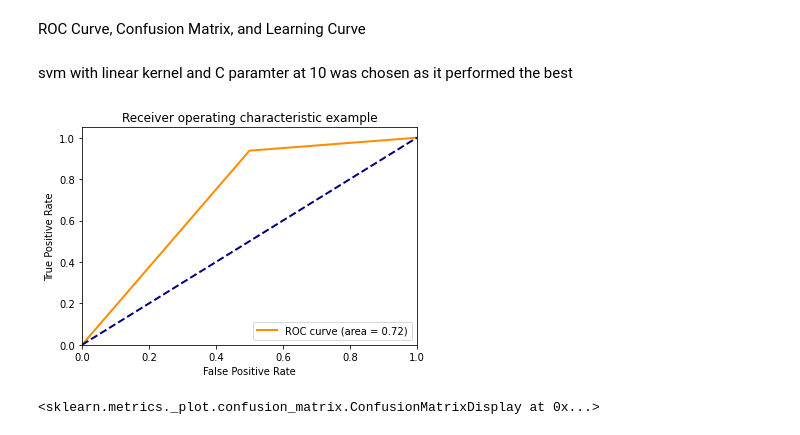
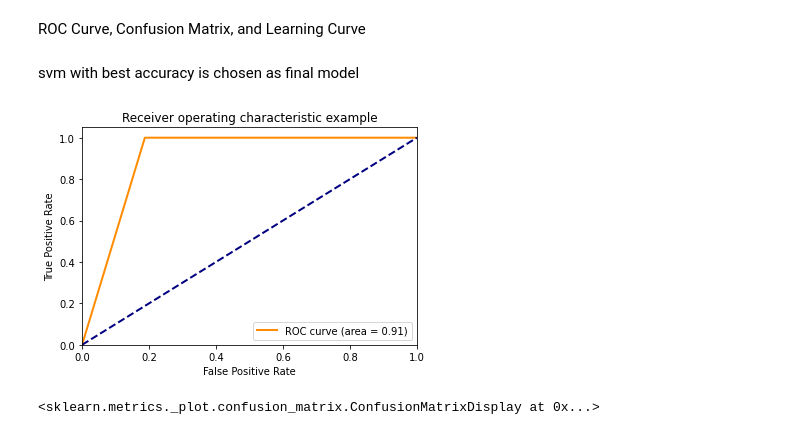
Before and after one commit to ktian9/svm-cs490, a Jupyter notebook: svm_notebook_v2.ipynb, the cells around one changed output. Saved outputs shown, nothing was run; the diff lists cells and outputs as text; code cells hidden in the pictures.

```diff
--- a/svm_notebook_v2.ipynb
+++ b/svm_notebook_v2.ipynb
@@ -48,0 +47,15 @@ merged
+# %%
+merged = df.merge(team_stats, left_on=['team', 'Year'], right_on=['TEAM', 'Year'])
+
+years = merged["Year"]
+
+from sklearn.preprocessing import MinMaxScaler
+num_cols = merged.select_dtypes(include=['int', 'float']).columns
+scaler = MinMaxScaler()
+
+# normalize the numerical columns
+merged[num_cols] = scaler.fit_transform(merged[num_cols])
+
+merged["Year"] = years
+
+merged
@@ -80,7 +107,7 @@ training_set.head()
 # %% [markdown]
 SELECT FEATURES FOR TRAINING SET HERE
 # %%
-training_set = training_set[['team', 'opponent', "Winner", "W/L", "SRS", 'Site',"BARTHAG" ,"2P_O", "3P_O" ,"Year", "Type", "Date"]]
+training_set = training_set[['team', 'opponent', "Winner", "W/L", "SRS", 'Site',"BARTHAG" ,"2P_O", "3P_O" ,"TOR", "Year", "Type", "Date"]]
 training_set = training_set.dropna() #SVM CANNOT BE TRAINED ON NA DATA
 
 print(len(training_set))
@@ -381,27 +413,27 @@ check[(check['actual'] != check['pred'])]
 # %% [markdown]
 ROC Curve, Confusion Matrix, and Learning Curve
-# %% [markdown]
-svm with linear kernel and C paramter at 10 was chosen as it performed the best
+# %% [markdown]
+svm with best accuracy is chosen as final model
 # %%
 from sklearn.metrics import roc_curve, auc
 
-fpr, tpr, thresholds = roc_curve(Y_test - 1, linear_ypred - 1)
+fpr, tpr, thresholds = roc_curve(Y_test - 1, rbf_ypred - 1)
 
 # Compute the AUC (area under the curve)
 roc_auc = auc(fpr, tpr)
 
 # Plot the ROC curve
 plt.plot(fpr, tpr, color='darkorange', lw=2, label='ROC curve (area = %0.2f)' % roc_auc)
 plt.plot([0, 1], [0, 1], color='navy', lw=2, linestyle='--')
 plt.xlim([0.0, 1.0])
 plt.ylim([0.0, 1.05])
 plt.xlabel('False Positive Rate')
 plt.ylabel('True Positive Rate')
 plt.title('Receiver operating characteristic example')
 plt.legend(loc="lower right")
 plt.show()
 # %% [output]
-[figure, old version]
+[figure, new version]
 # %%
 from sklearn.metrics import confusion_matrix
 from sklearn import metrics
```
Also changed, not shown: parts of 18 cells of this notebook.
